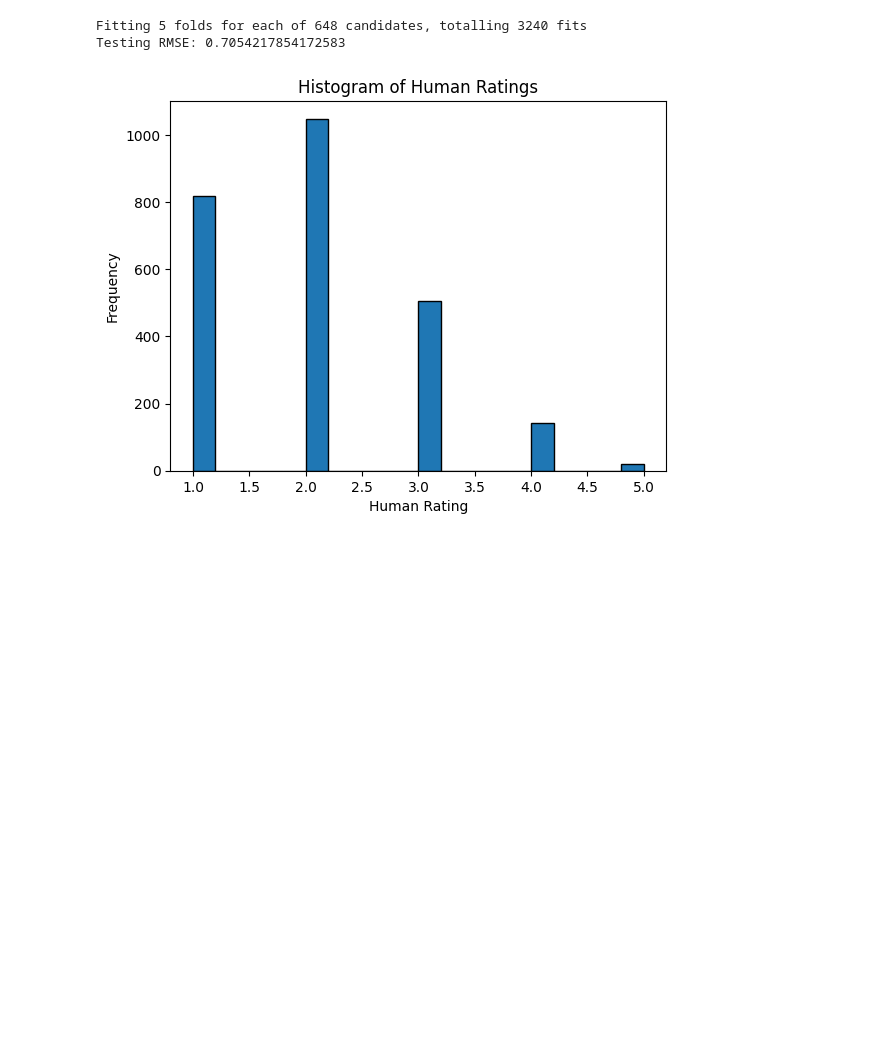
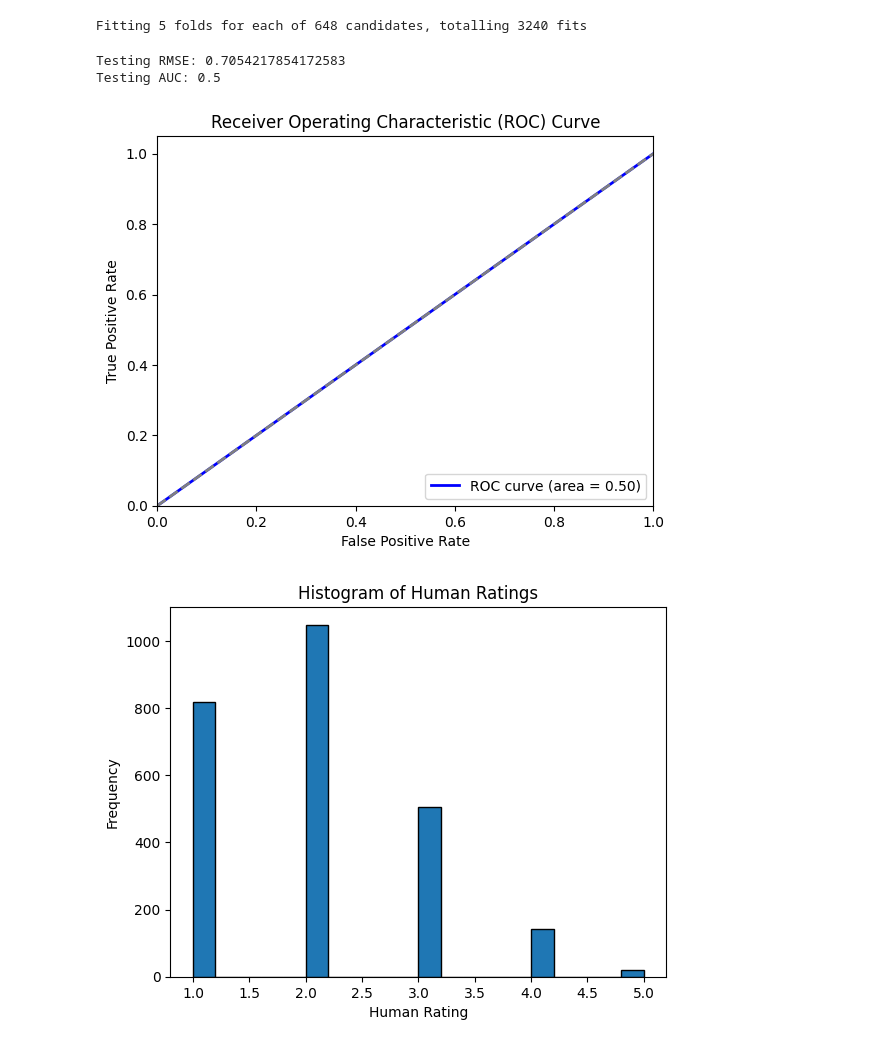
Before and after one commit to eikona-io/pixel-brain, a Jupyter notebook: src/pixelbrain/notebooks/xgboost_processor_notebook.ipynb, the cells around one changed output. Drawn from its saved outputs; the diff is of its cells as text; code cells hidden in the pictures; blank space fills up the shorter version.

Commit message:
XGBoostDatabaseRegessorTrainer: added auc score and plot

```diff
--- a/src/pixelbrain/notebooks/xgboost_processor_notebook.ipynb
+++ b/src/pixelbrain/notebooks/xgboost_processor_notebook.ipynb
@@ -1,25 +1,27 @@
 # %%
-from pixelbrain.database_processors.xgboost_processor import XGBoostDatabaseTrainer, XGBoostDatabaseProcessor
+from pixelbrain.database_processors.xgboost_processor import XGBoostDatabaseRegressorTrainer, XGBoostDatabasProcessor
 from pixelbrain.database import Database
 import os
 mongo_key=os.getenv("MONGO_URL")
 db = Database(database_id="Selfyx", mongo_key=mongo_key)
 
 data_field_names = [
     "cfg_scale",
     "pick_score",
     "similarity_score_nearest",
     "similarity_score_average_k_nearest",
     "similarity_score_maximum_distance",
     "generated_epoch"
 ]
 
 metric_field_name = "human_rating"
-trainer = XGBoostDatabaseTrainer(db, data_field_names, metric_field_name)
-trainer.fit(save_model_path="xgboost_rating_model.pkl")
+trainer = XGBoostDatabaseRegressorTrainer(db, data_field_names, metric_field_name)
+rmse, auc = trainer.fit(save_model_path="xgboost_rating_model.pkl", auc_threshold=4, plot_auc_curve=True)
 # %% [output]
 Fitting 5 folds for each of 648 candidates, totalling 3240 fits
-Testing RMSE: 0.7054217854172583
+Testing RMSE: 0.7054217854172583
+Testing AUC: 0.5
+[figure, added]
 # %%
 import matplotlib.pyplot as plt
 
```
Also changed, not shown: parts of 1 cell of this notebook, 2 other files.
